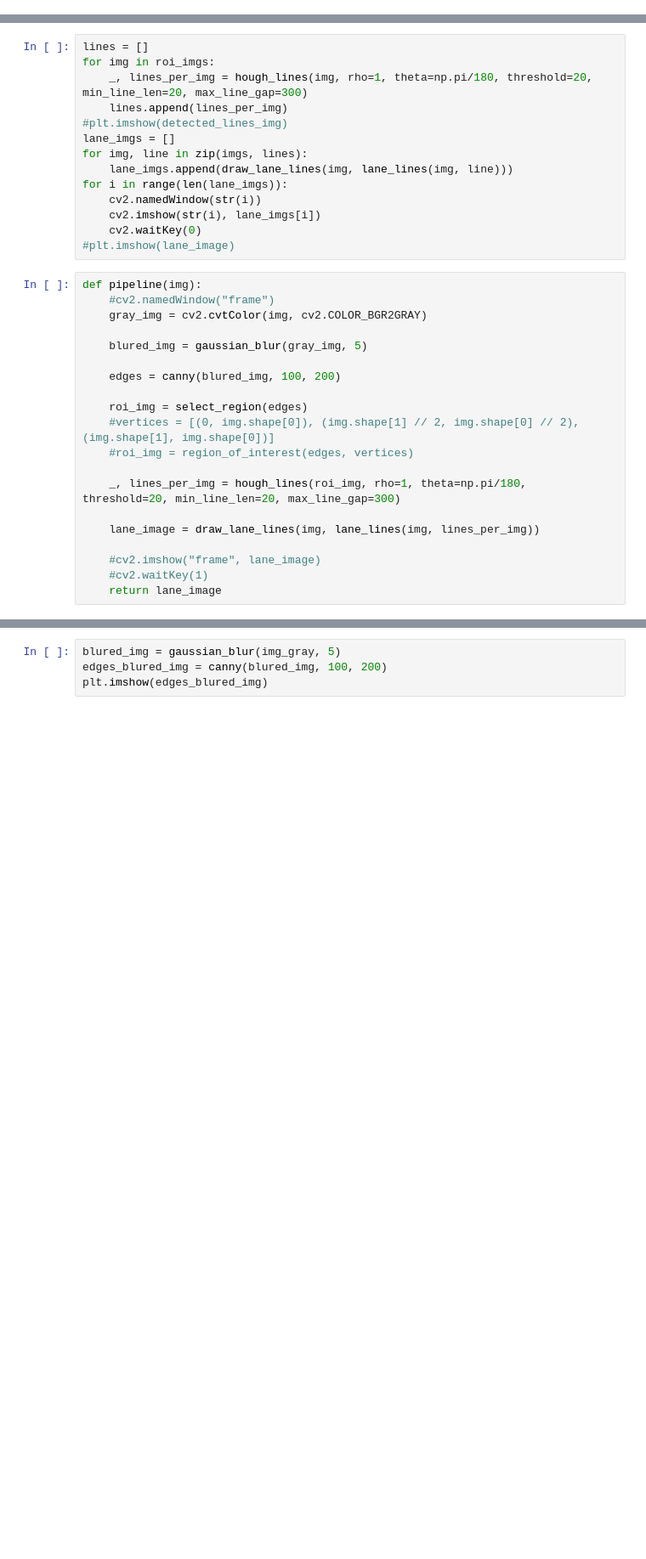
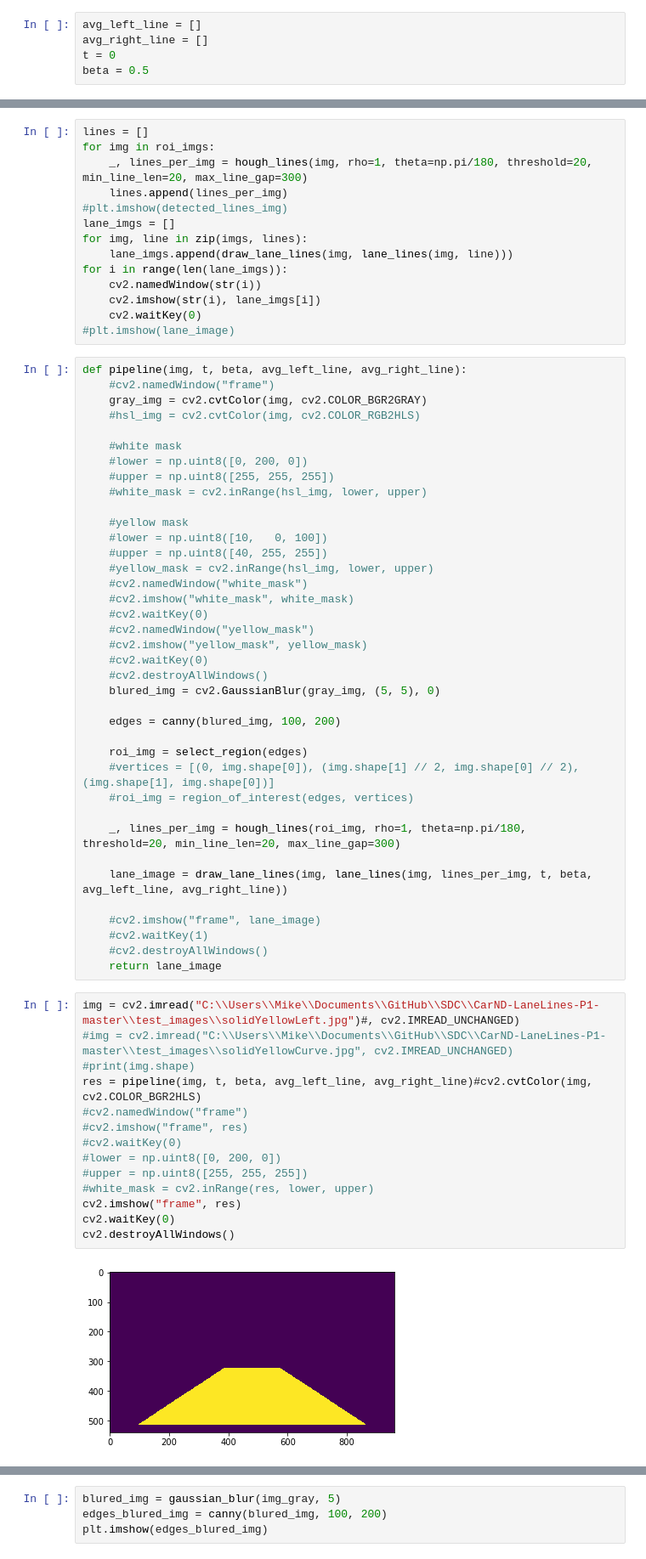
Before and after one commit to mike9251/SDC, a Jupyter notebook: CarND-LaneLines-P1-master/P1.ipynb, the cells around one changed output, grey strips where cells are left out. Shown at 85% size. Saved outputs shown, nothing was run; the diff lists cells and outputs as text; blank space fills up the shorter version.

```diff
--- a/CarND-LaneLines-P1-master/P1.ipynb
+++ b/CarND-LaneLines-P1-master/P1.ipynb
@@ -76,6 +76,11 @@ This image is: <class 'numpy.ndarray'> with dimensions: (540, 960, 3)
 **Check out the OpenCV documentation to learn about these and discover even more awesome functionality!**
 # %% [markdown]
 ## Helper Functions
+# %%
+avg_left_line = []
+avg_right_line = []
+t = 0
+beta = 0.5
 # %% [markdown]
 Below are some helper functions to help get you started. They should look familiar from the lesson!
 # %%
@@ -341,11 +357,28 @@ for i in range(len(lane_imgs)):
     cv2.waitKey(0)
 #plt.imshow(lane_image)
 # %%
-def pipeline(img):
+def pipeline(img, t, beta, avg_left_line, avg_right_line):
     #cv2.namedWindow("frame")
     gray_img = cv2.cvtColor(img, cv2.COLOR_BGR2GRAY)
+    #hsl_img = cv2.cvtColor(img, cv2.COLOR_RGB2HLS)
 
-    blured_img = gaussian_blur(gray_img, 5)
+    #white mask
+    #lower = np.uint8([0, 200, 0])
+    #upper = np.uint8([255, 255, 255])
+    #white_mask = cv2.inRange(hsl_img, lower, upper)
+
+    #yellow mask
+    #lower = np.uint8([10,   0, 100])
+    #upper = np.uint8([40, 255, 255])
+    #yellow_mask = cv2.inRange(hsl_img, lower, upper)
+    #cv2.namedWindow("white_mask")
+    #cv2.imshow("white_mask", white_mask)
+    #cv2.waitKey(0)
+    #cv2.namedWindow("yellow_mask")
+    #cv2.imshow("yellow_mask", yellow_mask)
+    #cv2.waitKey(0)
+    #cv2.destroyAllWindows()
+    blured_img = cv2.GaussianBlur(gray_img, (5, 5), 0)
 
     edges = canny(blured_img, 100, 200)
 
@@ -355,11 +388,28 @@ def pipeline(img):
 
     _, lines_per_img = hough_lines(roi_img, rho=1, theta=np.pi/180, threshold=20, min_line_len=20, max_line_gap=300)
 
-    lane_image = draw_lane_lines(img, lane_lines(img, lines_per_img))
+    lane_image = draw_lane_lines(img, lane_lines(img, lines_per_img, t, beta, avg_left_line, avg_right_line))
 
     #cv2.imshow("frame", lane_image)
     #cv2.waitKey(1)
+    #cv2.destroyAllWindows()
     return lane_image
+# %%
+img = cv2.imread("C:\\Users\\Mike\\Documents\\GitHub\\SDC\\CarND-LaneLines-P1-master\\test_images\\solidYellowLeft.jpg")#, cv2.IMREAD_UNCHANGED)
+#img = cv2.imread("C:\\Users\\Mike\\Documents\\GitHub\\SDC\\CarND-LaneLines-P1-master\\test_images\\solidYellowCurve.jpg", cv2.IMREAD_UNCHANGED)
+#print(img.shape)
+res = pipeline(img, t, beta, avg_left_line, avg_right_line)#cv2.cvtColor(img, cv2.COLOR_BGR2HLS)
+#cv2.namedWindow("frame")
+#cv2.imshow("frame", res)
+#cv2.waitKey(0)
+#lower = np.uint8([0, 200, 0])
+#upper = np.uint8([255, 255, 255])
+#white_mask = cv2.inRange(res, lower, upper)
+cv2.imshow("frame", res)
+cv2.waitKey(0)
+cv2.destroyAllWindows()
+# %% [output]
+[figure, added]
 # %%
 edges_img = canny(img_gray, 100, 200)
 plt.imshow(edges_img)
```
Also changed, not shown: parts of 2 cells of this notebook, 1 other file.
